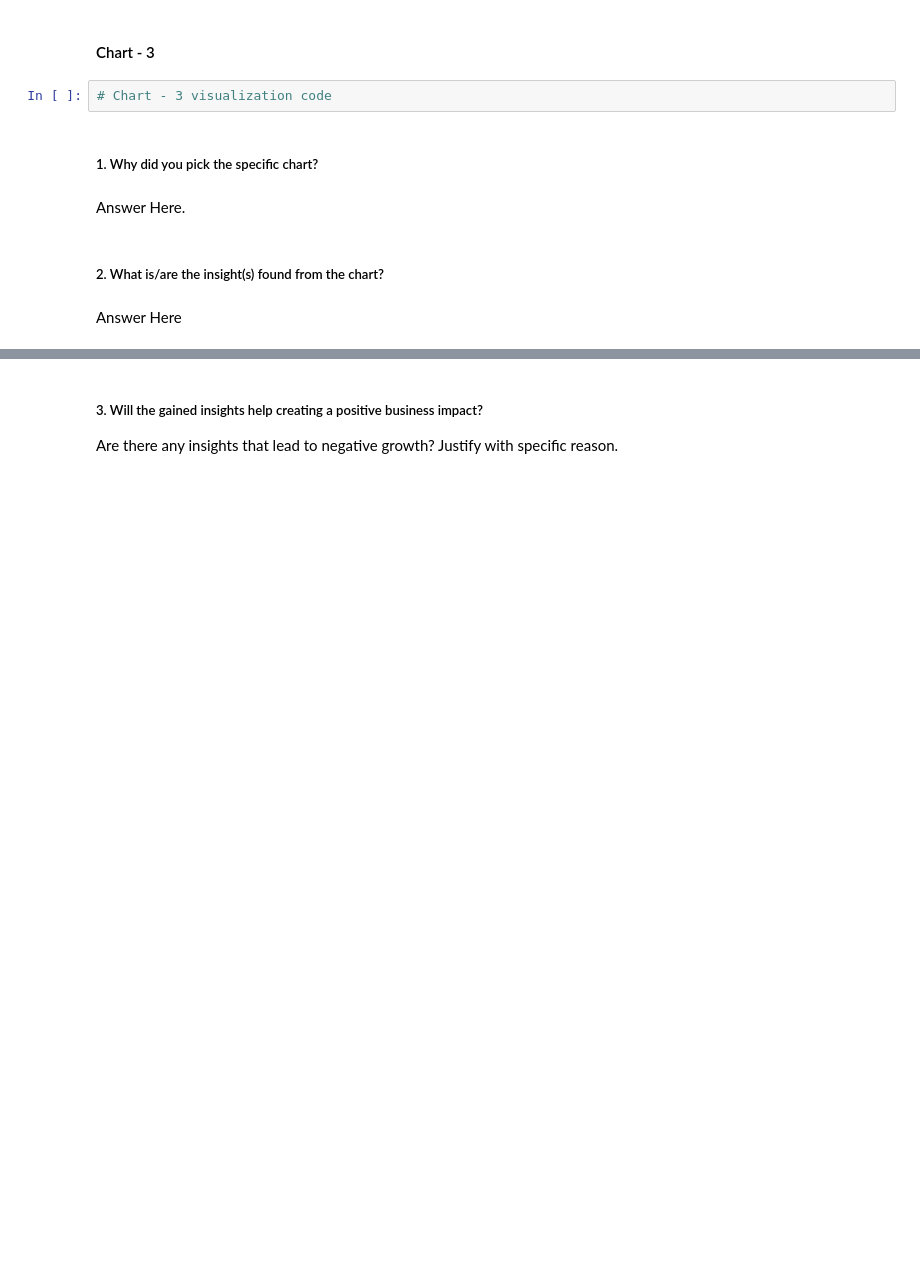
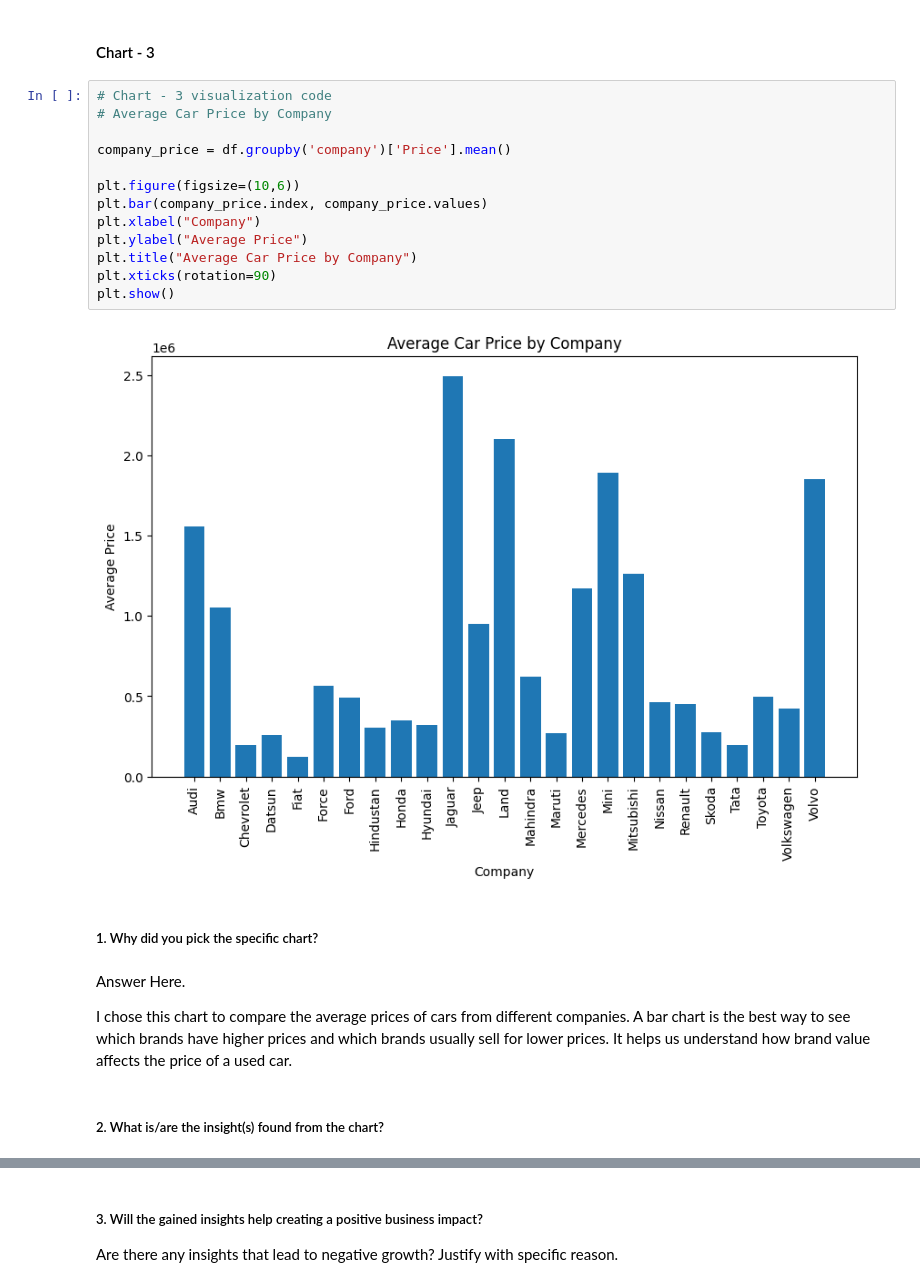
Before and after one commit to Rohan1-tech/AutoPrice-ML-Predicting-Car-Values-Using-Machine-Learning, a Jupyter notebook: AutoPrice_ML_Predicting_Car_Values_Using_Machine_Learning.ipynb, the cells around one changed output, grey strips where cells are left out. Cells and saved outputs as stored; diff of their text form; blank space fills up the shorter version.

```diff
--- a/AutoPrice_ML_Predicting_Car_Values_Using_Machine_Learning.ipynb
+++ b/AutoPrice_ML_Predicting_Car_Values_Using_Machine_Learning.ipynb
@@ -493,12 +514,26 @@ Answer Here
 # %% [markdown]
 #### Chart - 3
-# %%
-# Chart - 3 visualization code
+# %%
+# Chart - 3 visualization code
+# Average Car Price by Company
+
+company_price = df.groupby('company')['Price'].mean()
+
+plt.figure(figsize=(10,6))
+plt.bar(company_price.index, company_price.values)
+plt.xlabel("Company")
+plt.ylabel("Average Price")
+plt.title("Average Car Price by Company")
+plt.xticks(rotation=90)
+plt.show()
+# %% [output]
+[figure, added]
 # %% [markdown]
 ##### 1. Why did you pick the specific chart?
-# %% [markdown]
-Answer Here.
+# %% [markdown]
+Answer Here.
+
+
+I chose this chart to compare the average prices of cars from different companies. A bar chart is the best way to see which brands have higher prices and which brands usually sell for lower prices. It helps us understand how brand value affects the price of a used car.
 # %% [markdown]
 ##### 2. What is/are the insight(s) found from the chart?
-# %% [markdown]
-Answer Here
```
Also changed, not shown: parts of 105 cells of this notebook.
